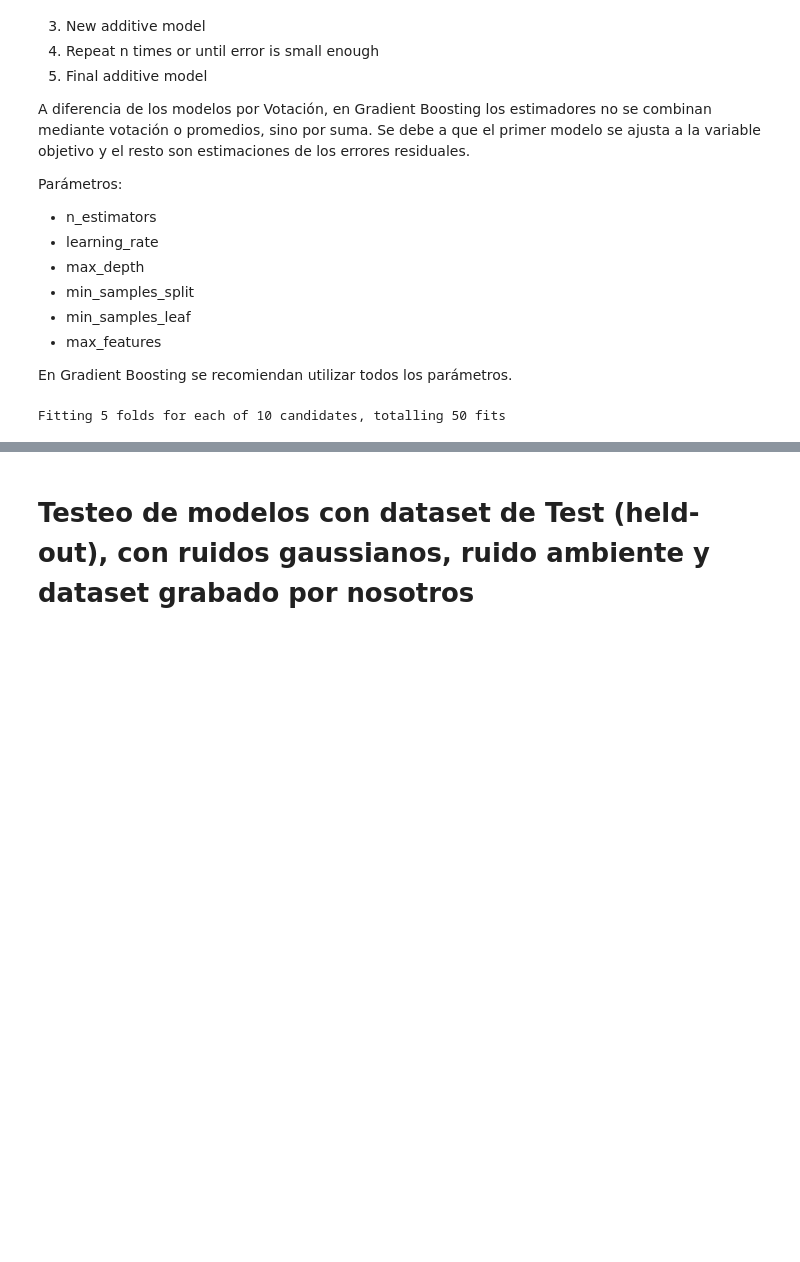
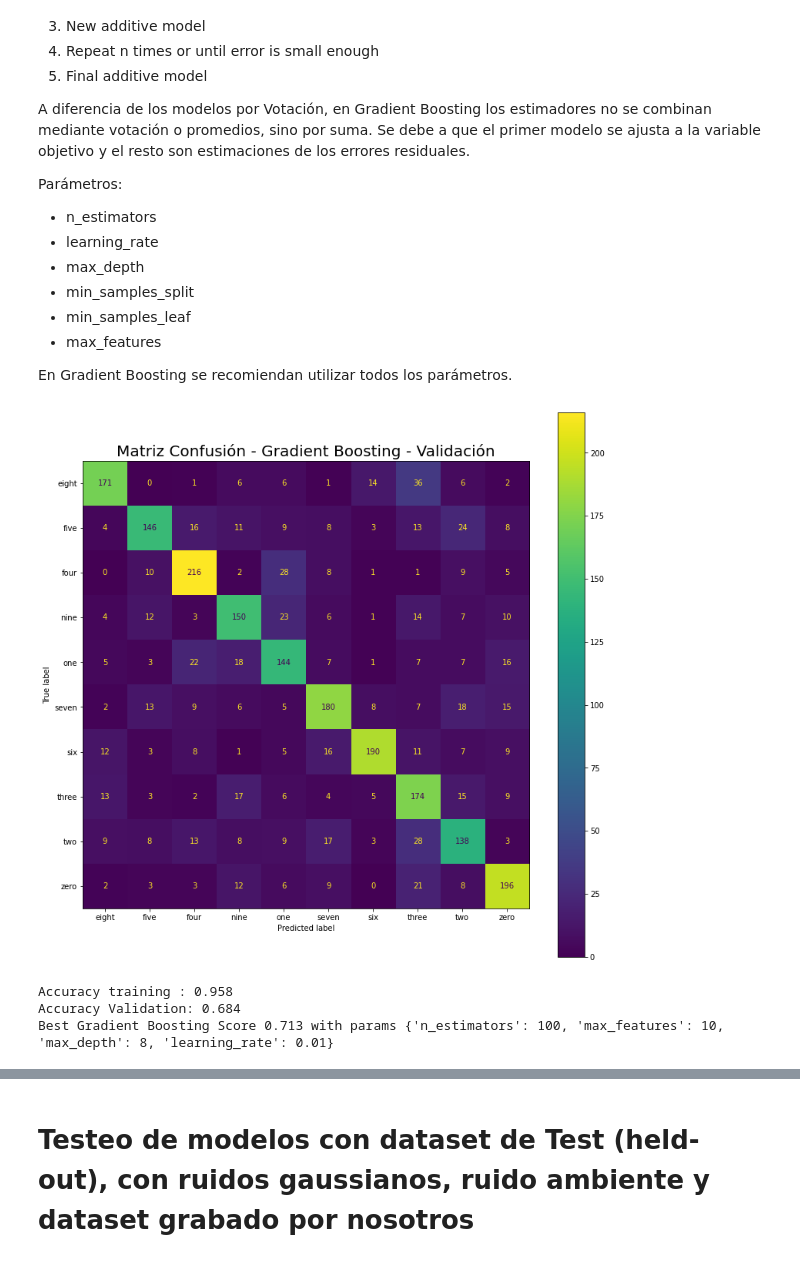
Before and after one commit to newgabo/TP2-AA, a Jupyter notebook: TP2_AA_Modelos_.ipynb, the cells around one changed output, grey strips where cells are left out. Saved outputs shown, nothing was run; the diff lists cells and outputs as text; code cells hidden in the pictures; blank space fills up the shorter version.

```diff
--- a/TP2_AA_Modelos_.ipynb
+++ b/TP2_AA_Modelos_.ipynb
@@ -268,21 +275,14 @@ En Gradient Boosting se recomiendan utilizar todos los parámetros.
 # %%
-parameters = {
-    "learning_rate": [0, 0.01],
-    "max_depth": [3,5,8],
-    'max_features': [6, 8, 10],
-    "n_estimators": [50,100,150]
-    }
-clf_gb_ = RandomizedSearchCV(GradientBoostingClassifier(), parameters, n_jobs=-1, scoring='accuracy',verbose=2,cv=None)
-clf_gb_.fit(x_train, y_train)
-
-clf_gb_be_ = clf_gb_.best_estimator_
 fig, ax = plt.subplots(figsize=(13, 13))
 plot_confusion_matrix(clf_gb_, x_validation, y_validation, ax = ax,values_format='.0f')
-plt.title("Matriz Confusión Gradient Boosting", size=20)
+plt.title("Matriz Confusión - Gradient Boosting - Validación", size=20)
 plt.show()
 
 print("Accuracy training : {:.3f}".format(clf_gb_.score(x_train, y_train)))
 print("Accuracy Validation: {:.3f}".format(clf_gb_.score(x_validation, y_validation)))
 print("Best Gradient Boosting Score {0:.3f} with params {1}".format(clf_gb_.best_score_, clf_gb_.best_params_))
 # %% [output]
+[figure, added]
-Fitting 5 folds for each of 10 candidates, totalling 50 fits
+Accuracy training : 0.958
+Accuracy Validation: 0.684
+Best Gradient Boosting Score 0.713 with params {'n_estimators': 100, 'max_features': 10, 'max_depth': 8, 'learning_rate': 0.01}
```
Also changed, not shown: parts of 26 cells of this notebook.
